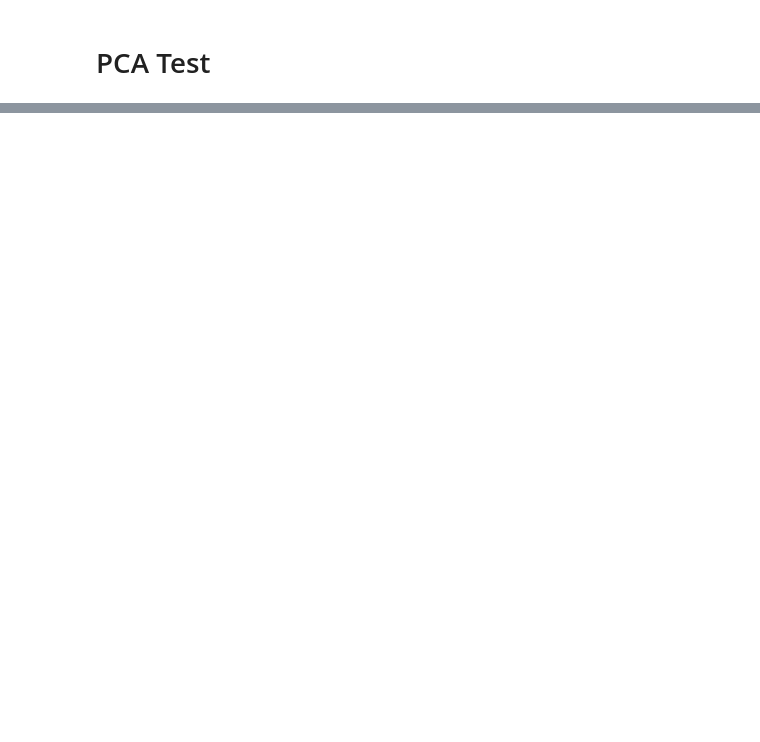
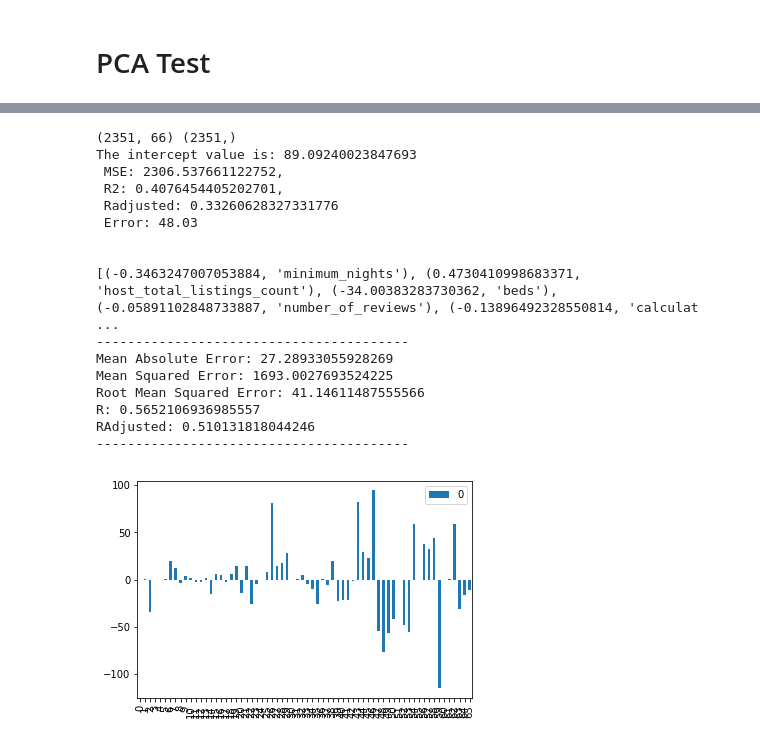
Before and after one commit to parmetd/Project-3-Airbnb-Pricing, a Jupyter notebook: Airbnb_EDA.ipynb, the cells around one changed output, grey strips where cells are left out. Cells and saved outputs as stored; diff of their text form; code cells hidden in the pictures; blank space fills up the shorter version.

```diff
--- a/Airbnb_EDA.ipynb
+++ b/Airbnb_EDA.ipynb
@@ -1337,0 +1760,27 @@ pca.explained_variance_ratio_
+# %%
+# Testing Price Per Person
+X_t22 = entire_home[["minimum_nights", "host_total_listings_count", "beds", "number_of_reviews", "calculated_host_listings_count", "availability_30"
+                    ]].join(pd.get_dummies(entire_home[["host_is_superhost", "host_identity_verified", "property_type", "zipcode",
+ "cancellation_policy", "instant_bookable", "bathrooms", "bedrooms", "bed_type"]]))
+y_t22 = entire_home["price_per_person2"]
+print(X_t22.shape, y_t22.shape)
+lin_reg(X_t22, y_t22)
+ran_for(X_t22, y_t22)
+# %% [output]
+(2351, 66) (2351,)
+The intercept value is: 89.09240023847693
+ MSE: 2306.537661122752,
+ R2: 0.4076454405202701,
+ Radjusted: 0.33260628327331776
+ Error: 48.03
+
+
+[(-0.3463247007053884, 'minimum_nights'), (0.4730410998683371, 'host_total_listings_count'), (-34.00383283730362, 'beds'), (-0.05891102848733887, 'number_of_reviews'), (-0.13896492328550814, 'calculat ...
+----------------------------------------
+Mean Absolute Error: 27.28933055928269
+Mean Squared Error: 1693.0027693524225
+Root Mean Squared Error: 41.14611487555566
+R: 0.5652106936985557
+RAdjusted: 0.510131818044246
+----------------------------------------
+[figure, added]
```
Also changed, not shown: parts of 86 cells of this notebook, 40 other files.
